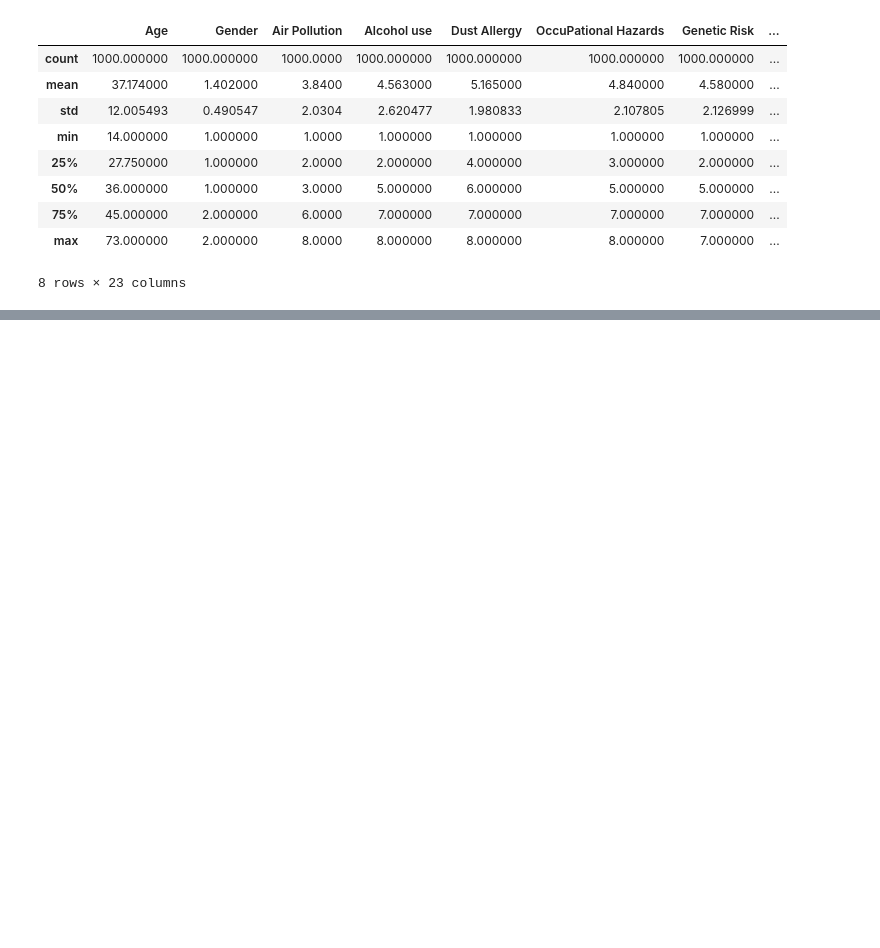
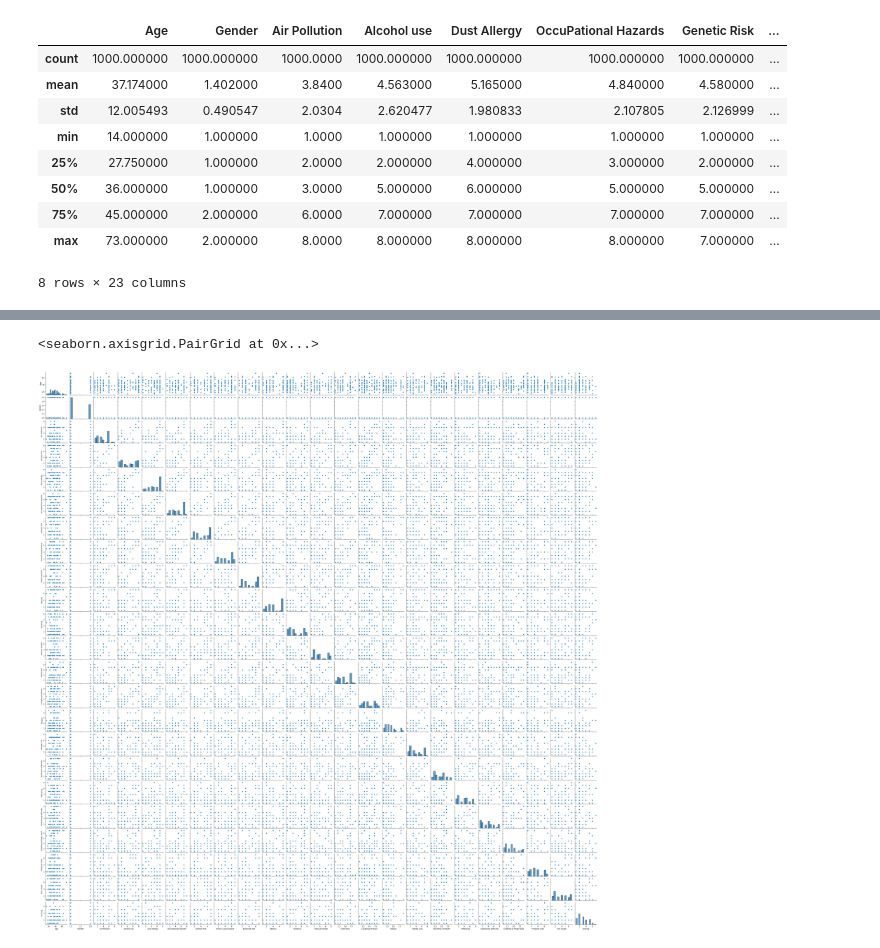
Before and after one commit to eugenegancw/Lung_Cancer_Prediction, a Jupyter notebook: exploratory_analysis.ipynb, the cells around one changed output, grey strips where cells are left out. Drawn from its saved outputs; the diff is of its cells as text; code cells hidden in the pictures; blank space fills up the shorter version.

```diff
--- a/exploratory_analysis.ipynb
+++ b/exploratory_analysis.ipynb
@@ -111,0 +124,5 @@ print("hello world")
+# %%
+sns.pairplot(features, height=2)
+# %% [output]
+<seaborn.axisgrid.PairGrid at 0x...>
+[figure, added]
```
Also changed, not shown: parts of 5 cells of this notebook.
